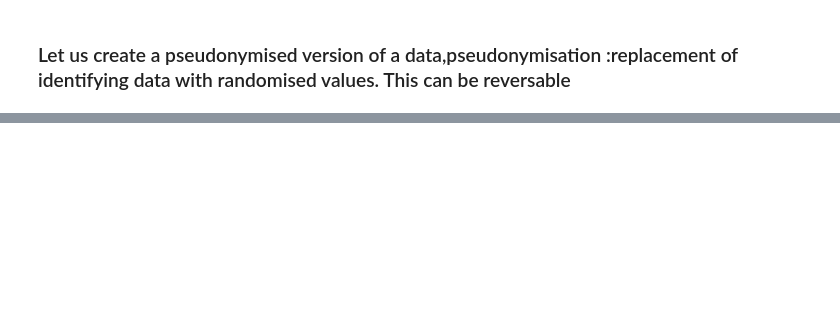
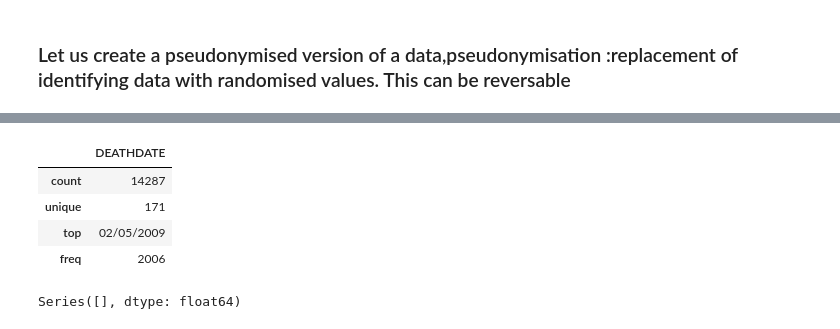
Before and after one commit to nichihelene/learnind_data_cleaning_python, a Jupyter notebook: ANONIMYSATION_ASSIGNMENT.ipynb, the cells around one changed output, grey strips where cells are left out. Saved outputs shown, nothing was run; the diff lists cells and outputs as text; code cells hidden in the pictures; blank space fills up the shorter version.

```diff
--- a/ANONIMYSATION_ASSIGNMENT.ipynb
+++ b/ANONIMYSATION_ASSIGNMENT.ipynb
@@ -334,0 +272,12 @@ bi
+# %%
+df[["DEATHDATE"]].describe()
+# %% [output]
+|  | DEATHDATE |
+| count | 14287 |
+| unique | 171 |
+| top | 02/05/2009 |
+| freq | 2006 |
+# %%
+df[["DEATHDATE"]].median()
+# %% [output]
+Series([], dtype: float64)
```
Also changed, not shown: parts of 30 cells of this notebook.
